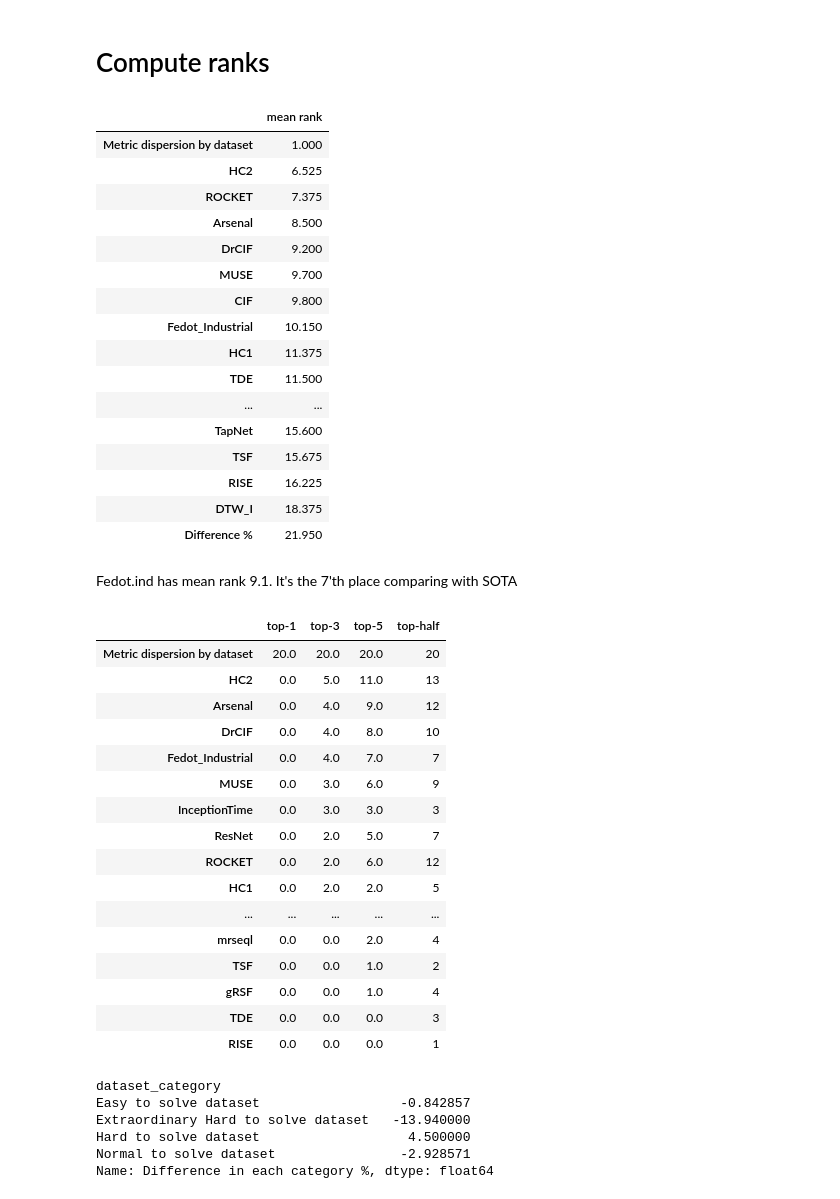
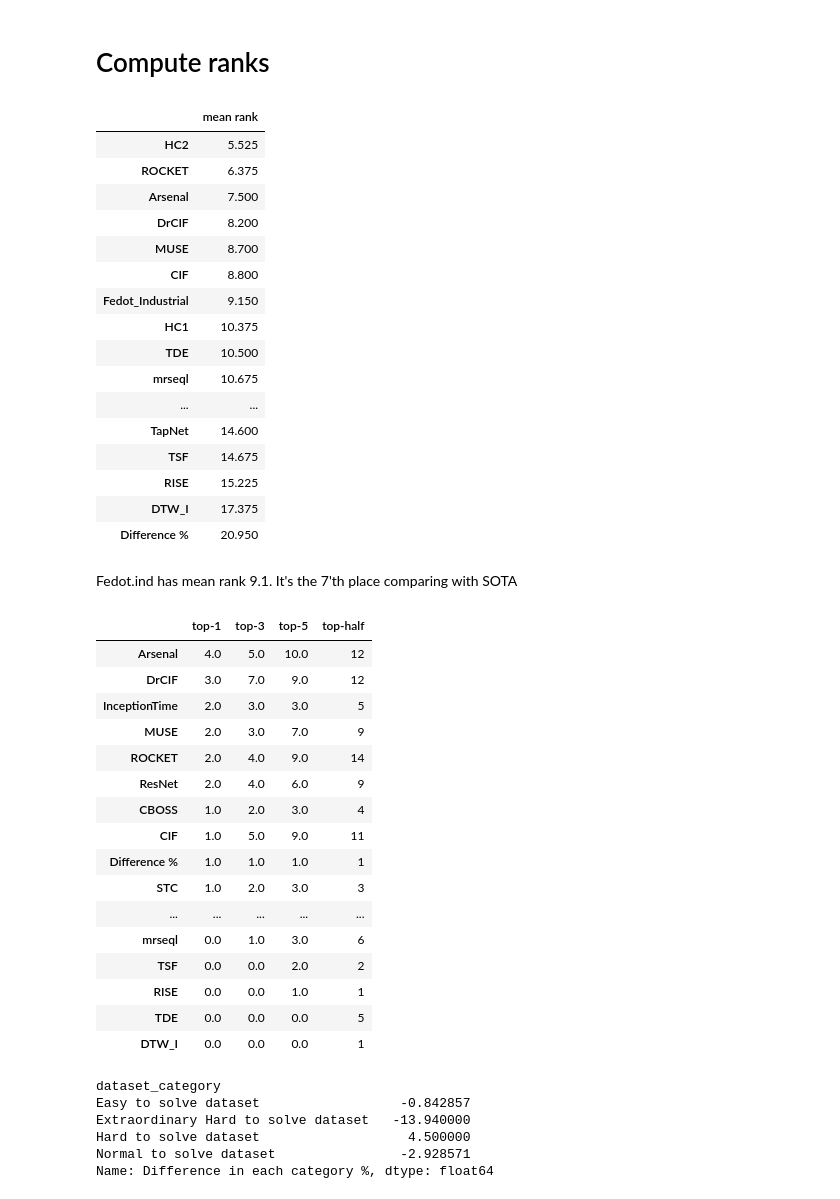
Before and after one commit to aimclub/Fedot.Industrial, a Jupyter notebook: examples/benchmark_example/analysis of results/analysis_multi_clf.ipynb, the cells around one changed output. Drawn from its saved outputs; the diff is of its cells as text; code cells hidden in the pictures.

```diff
--- a/examples/benchmark_example/analysis of results/analysis_multi_clf.ipynb
+++ b/examples/benchmark_example/analysis of results/analysis_multi_clf.ipynb
@@ -90,7 +77,7 @@ stable_models = [x for x in clf_comp.columns if x not in not_stable_models]
 clf_comp['Difference %'] = (-(clf_comp.iloc[:, :-1].max(axis=1) - clf_comp['Fedot_Industrial']) / max(clf_comp.iloc[:, :-1].max(axis=1).values[0],clf_comp.iloc[:, :-2].mean(axis=1).values[0])) * 100
 clf_comp['Metric dispersion by dataset'] = (clf_comp.iloc[:, :-2].std(axis=1)/clf_comp.iloc[:, :-2].max(axis=1))*100
 clf_comp['dataset_category'] = clf_comp['Metric dispersion by dataset'].apply(categorize_dataset)
-clf_comp = clf_comp[clf_comp['Fedot_Industrial']!=0]
+#clf_comp = clf_comp[clf_comp['Fedot_Industrial']!=0]
 # %%
 clf_comp
 # %% [output]
@@ -115,26 +102,26 @@ clf_comp
 # %% [markdown]
 # Compute ranks
 # %%
-clear_csv = clf_comp.iloc[:, :-1]
+clear_csv = clf_comp.iloc[:, :-2]
 pd.DataFrame(clear_csv.rank(axis=1, ascending=False).mean(axis=0).sort_values(), columns=['mean rank'])
 # %% [output]
 |  | mean rank |
-| Metric dispersion by dataset | 1.000 |
-| HC2 | 6.525 |
-| ROCKET | 7.375 |
-| Arsenal | 8.500 |
-| DrCIF | 9.200 |
-| MUSE | 9.700 |
-| CIF | 9.800 |
-| Fedot_Industrial | 10.150 |
-| HC1 | 11.375 |
-| TDE | 11.500 |
+| HC2 | 5.525 |
+| ROCKET | 6.375 |
+| Arsenal | 7.500 |
+| DrCIF | 8.200 |
+| MUSE | 8.700 |
+| CIF | 8.800 |
+| Fedot_Industrial | 9.150 |
+| HC1 | 10.375 |
+| TDE | 10.500 |
+| mrseql | 10.675 |
 | ... | ... |
-| TapNet | 15.600 |
-| TSF | 15.675 |
-| RISE | 16.225 |
-| DTW_I | 18.375 |
-| Difference % | 21.950 |
+| TapNet | 14.600 |
+| TSF | 14.675 |
+| RISE | 15.225 |
+| DTW_I | 17.375 |
+| Difference % | 20.950 |
 # %% [markdown]
 Fedot.ind has mean rank 9.1. It's the 7'th place comparing with SOTA
 # %%
@@ -145,22 +132,22 @@ top_half = pd.DataFrame(clear_csv.T.apply(lambda x: x.nlargest(7)).notnull().sum
 pd.concat([top_1, top_3, top_5, top_half], axis=1).fillna(0)
 # %% [output]
 |  | top-1 | top-3 | top-5 | top-half |
-| Metric dispersion by dataset | 20.0 | 20.0 | 20.0 | 20 |
-| HC2 | 0.0 | 5.0 | 11.0 | 13 |
-| Arsenal | 0.0 | 4.0 | 9.0 | 12 |
-| DrCIF | 0.0 | 4.0 | 8.0 | 10 |
-| Fedot_Industrial | 0.0 | 4.0 | 7.0 | 7 |
-| MUSE | 0.0 | 3.0 | 6.0 | 9 |
-| InceptionTime | 0.0 | 3.0 | 3.0 | 3 |
-| ResNet | 0.0 | 2.0 | 5.0 | 7 |
-| ROCKET | 0.0 | 2.0 | 6.0 | 12 |
-| HC1 | 0.0 | 2.0 | 2.0 | 5 |
+| Arsenal | 4.0 | 5.0 | 10.0 | 12 |
+| DrCIF | 3.0 | 7.0 | 9.0 | 12 |
+| InceptionTime | 2.0 | 3.0 | 3.0 | 5 |
+| MUSE | 2.0 | 3.0 | 7.0 | 9 |
+| ROCKET | 2.0 | 4.0 | 9.0 | 14 |
+| ResNet | 2.0 | 4.0 | 6.0 | 9 |
+| CBOSS | 1.0 | 2.0 | 3.0 | 4 |
+| CIF | 1.0 | 5.0 | 9.0 | 11 |
+| Difference % | 1.0 | 1.0 | 1.0 | 1 |
+| STC | 1.0 | 2.0 | 3.0 | 3 |
 | ... | ... | ... | ... | ... |
-| mrseql | 0.0 | 0.0 | 2.0 | 4 |
-| TSF | 0.0 | 0.0 | 1.0 | 2 |
-| gRSF | 0.0 | 0.0 | 1.0 | 4 |
-| TDE | 0.0 | 0.0 | 0.0 | 3 |
-| RISE | 0.0 | 0.0 | 0.0 | 1 |
+| mrseql | 0.0 | 1.0 | 3.0 | 6 |
+| TSF | 0.0 | 0.0 | 2.0 | 2 |
+| RISE | 0.0 | 0.0 | 1.0 | 1 |
+| TDE | 0.0 | 0.0 | 0.0 | 5 |
+| DTW_I | 0.0 | 0.0 | 0.0 | 1 |
 # %%
 groupby_df = clf_comp.groupby(by = 'dataset_category').mean()
 groupby_df= groupby_df.iloc[:,:-2]
```
Also changed, not shown: parts of 2 cells of this notebook, 24 other files.
